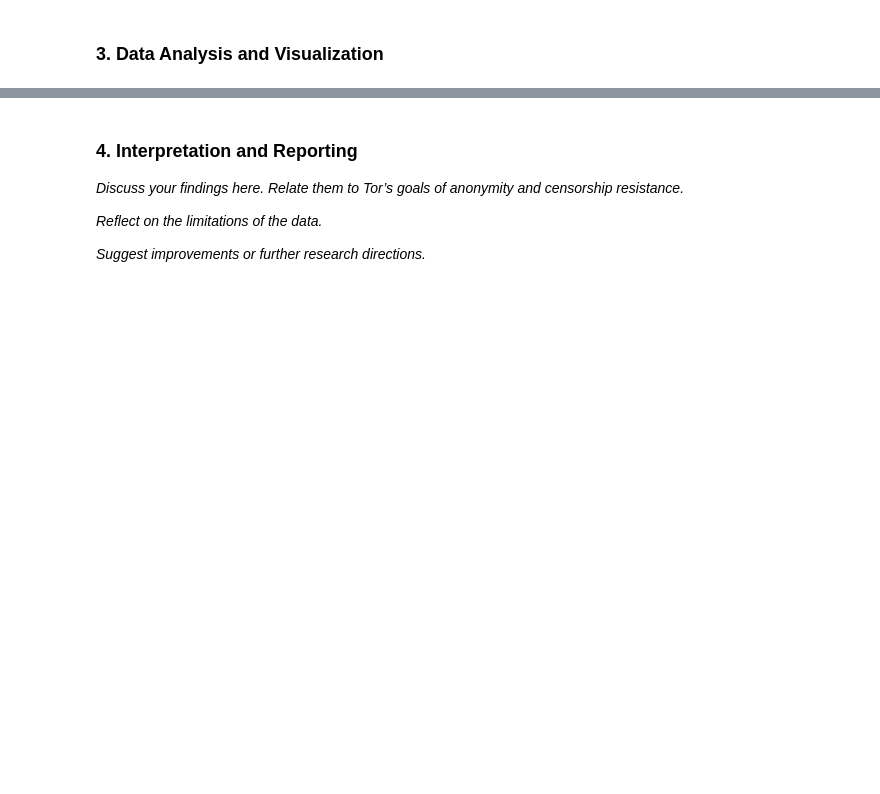
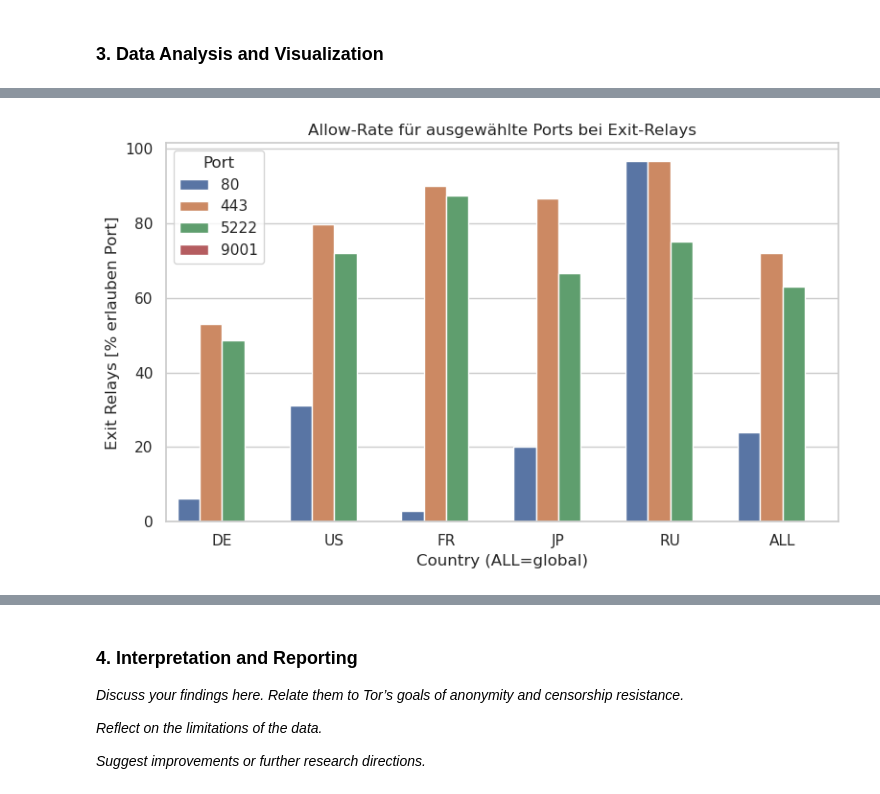
Before and after one commit to jhannesreimann/MSI2025, a Jupyter notebook: Assignment 4/Tor_Network_Analysis.ipynb, the cells around one changed output, grey strips where cells are left out. Drawn from its saved outputs; the diff is of its cells as text; code cells hidden in the pictures; blank space fills up the shorter version.

```diff
--- a/Assignment 4/Tor_Network_Analysis.ipynb
+++ b/Assignment 4/Tor_Network_Analysis.ipynb
@@ -139,0 +237,98 @@ plt.show()
+# %%
+# 1) Länderliste und Ports definieren
+countries = ['de', 'us', 'fr', 'jp', 'ru']  # Länder-Filter
+ports     = ['80', '443', '5222', '9001']   # Ports, die wir untersuchen
+
+records = []
+for country in countries + ['all']:
+    # Wir nutzen den "details"-Endpoint, um exit_policy_summary zu erhalten
+    if country == 'all':
+        url = (
+            "https://onionoo.torproject.org/details?"
+            "type=relay&flag=Exit&fields=exit_policy_summary"
+        )
+    else:
+        url = (
+            f"https://onionoo.torproject.org/details?"
+            f"type=relay&flag=Exit&country={country}&fields=exit_policy_summary"
+        )
+    resp   = requests.get(url)
+    data   = resp.json().get('relays', [])
+    total  = len(data)
+
+    for port in ports:
+        # Zähle, wie viele Relays Port X in ihrer Accept-Liste haben
+        cnt = 0
+        for r in data:
+            policy = r.get('exit_policy_summary', {})
+            accept = policy.get('accept', [])
+            # jedes accept-Element ist z.B. "80-80", "443-443" oder "1000-2000"
+            for prange in accept:
+                start, _, end = prange.partition('-')
+                if start == port:
+                    cnt += 1
+                    break
+        records.append({
+            'country': country.upper(),
+            'port':    port,
+            'count':   cnt,
+            'total':   total,
+            'percent': cnt / total * 100 if total else 0
+        })
+
+df_ports = pd.DataFrame(records)
+
+# Zeige das Ergebnis
+print(df_ports.pivot(index='port', columns='country', values='percent').round(1))
+
+# 2) Barplot: Prozent Exit-Relays, die Port X erlauben
+plt.figure(figsize=(8,5))
+sns.barplot(data=df_ports, x='country', y='percent', hue='port')
+plt.title('Allow-Rate für ausgewählte Ports bei Exit-Relays')
+plt.ylabel('Exit Relays [% erlauben Port]')
+plt.xlabel('Country (ALL=global)')
+plt.legend(title='Port')
+plt.tight_layout()
+plt.show()
+
+
+# 3) TorPerf: relevante Events für Median-Downloadzeit filtern
+def filter_events_by_change_metric(df, events, metric='md',
+                                   window_days=7, pct_threshold=0.10):
+    temp = df.set_index('date').sort_index()
+    relevant = []
+    for _, ev in events.iterrows():
+        d0 = ev['start_date']
+        prev = temp[metric].asof(d0 - pd.Timedelta(days=window_days))
+        nxt  = temp[metric].asof(d0 + pd.Timedelta(days=window_days))
+        if pd.isna(prev) or pd.isna(nxt):
+            continue
+        if abs(nxt - prev) / prev >= pct_threshold:
+            relevant.append(ev)
+    return pd.DataFrame(relevant)
+
+# wende auf df_perf (mit Spalte 'md' = Median) an
+events_perf = filter_events_by_change_metric(
+    df_perf.rename(columns={'date':'date'}).assign(date=pd.to_datetime(df_perf['date'])),
+    events, metric='md', window_days=7, pct_threshold=0.10
+)
+print("Relevante Events (TorPerf md):", events_perf['description'].tolist())
+
+# 4) TorPerf-Plot mit Annotations
+plt.figure(figsize=(14,6))
+sns.lineplot(data=df_perf, x='date', y='md', label='Median', linewidth=2)
+plt.title('TorPerf 50KiB Download Time (2023) - nur relevante Events annotiert')
+plt.xlabel('Date')
+plt.ylabel('Download Time (s)')
+
+ymin, ymax = plt.ylim()
+for _, ev in events_perf.iterrows():
+    d = ev['start_date']
+    plt.axvline(d, color='darkorange', linestyle='--', alpha=0.7)
+    plt.text(d, ymin + (ymax-ymin)*0.05, ev['description'][:50]+'...',
+             rotation=90, va='bottom', ha='right', fontsize=8, color='darkorange')
+
+plt.legend()
+plt.tight_layout()
+plt.show()
+# %% [output]
@@ -139,0 +341 @@ plt.show()
+[figure, added]
```
Also changed, not shown: parts of 9 cells of this notebook.
